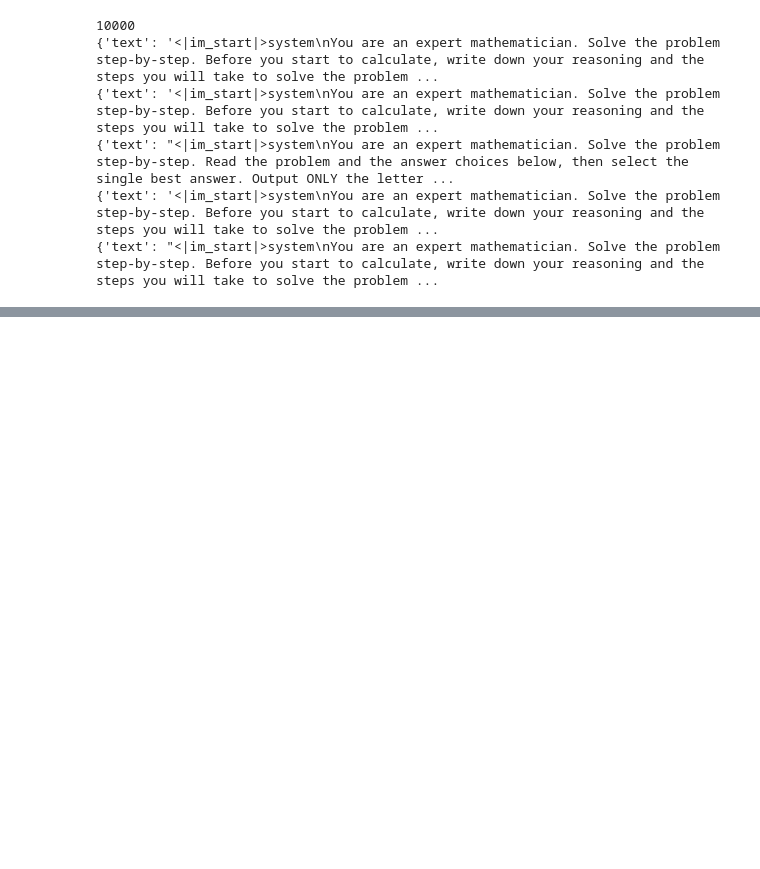
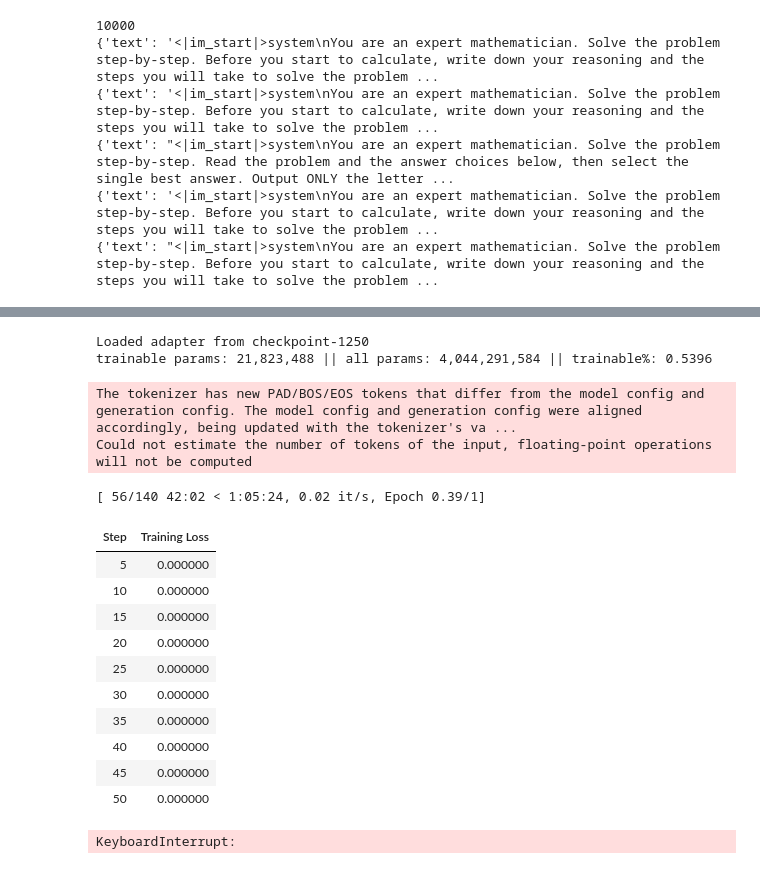
Before and after one commit to arugoa/151B_SP26_Competition, a Jupyter notebook: starter_code_cse151b_comp.ipynb, the cells around one changed output, grey strips where cells are left out. Drawn from its saved outputs; the diff is of its cells as text; code cells hidden in the pictures; blank space fills up the shorter version.

```diff
--- a/starter_code_cse151b_comp.ipynb
+++ b/starter_code_cse151b_comp.ipynb
@@ -887,3 +894,57 @@ Could not estimate the number of tokens of the input, floating-point operations
  './lora_adapters/lora_grpo/lora_grpo/merges.txt',
  './lora_adapters/lora_grpo/lora_grpo/added_tokens.json',
  './lora_adapters/lora_grpo/lora_grpo/tokenizer.json')
+# %%
+from peft import PeftModel
+
+# Load base model fresh
+model = AutoModelForCausalLM.from_pretrained(
+    MODEL_ID,
+    trust_remote_code=True,
+    quantization_config=bnb_config,
+    device_map="auto",
+)
+model.gradient_checkpointing_enable()
+model = prepare_model_for_kbit_training(model)
+
+# Load the trained LoRA weights from your checkpoint
+model = PeftModel.from_pretrained(
+    model,
+    "./lora_adapters/lora_grpo/checkpoints/checkpoint-1250",
+    is_trainable=True,   # ← keep weights trainable for continued training
+)
+
+print("Loaded adapter from checkpoint-1250")
+model.print_trainable_parameters()
+
+grpo_trainer = GRPOTrainer(
+    model=model,
+    args=grpo_config,
+    train_dataset=grpo_dataset,
+    reward_funcs=math_accuracy_reward,
+    callbacks=[ClearCacheCallback()],
+)
+
+# No resume_from_checkpoint — start fresh step counter on new dataset
+grpo_trainer.train()
+
+grpo_trainer.save_model("./lora_adapters/lora_grpo/lora_grpo_v2")
+tokenizer.save_pretrained("./lora_adapters/lora_grpo/lora_grpo_v2")
+# %% [output]
+Loaded adapter from checkpoint-1250
+trainable params: 21,823,488 || all params: 4,044,291,584 || trainable%: 0.5396
+The tokenizer has new PAD/BOS/EOS tokens that differ from the model config and generation config. The model config and generation config were aligned accordingly, being updated with the tokenizer's va ...
+Could not estimate the number of tokens of the input, floating-point operations will not be computed
+[ 56/140 42:02 < 1:05:24, 0.02 it/s, Epoch 0.39/1]
+| Step | Training Loss |
+| 5 | 0.000000 |
+| 10 | 0.000000 |
+| 15 | 0.000000 |
+| 20 | 0.000000 |
+| 25 | 0.000000 |
+| 30 | 0.000000 |
+| 35 | 0.000000 |
+| 40 | 0.000000 |
+| 45 | 0.000000 |
+| 50 | 0.000000 |
+KeyboardInterrupt:
```
Also changed, not shown: parts of 3 cells of this notebook, 3 other files.
